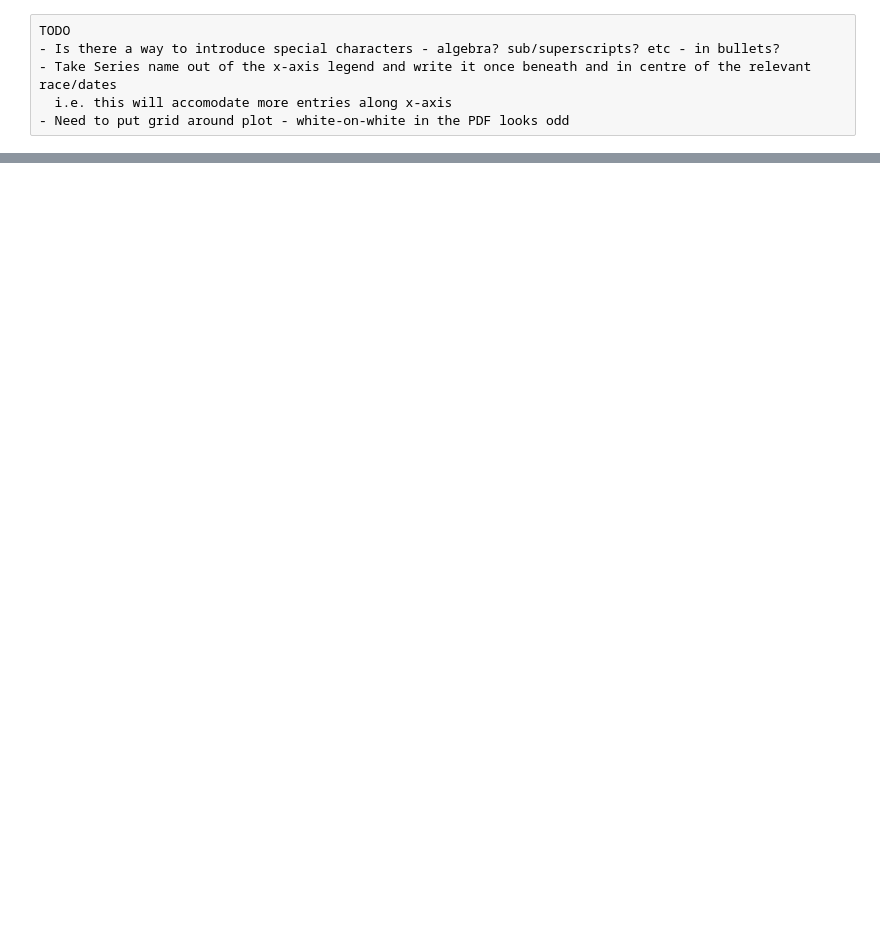
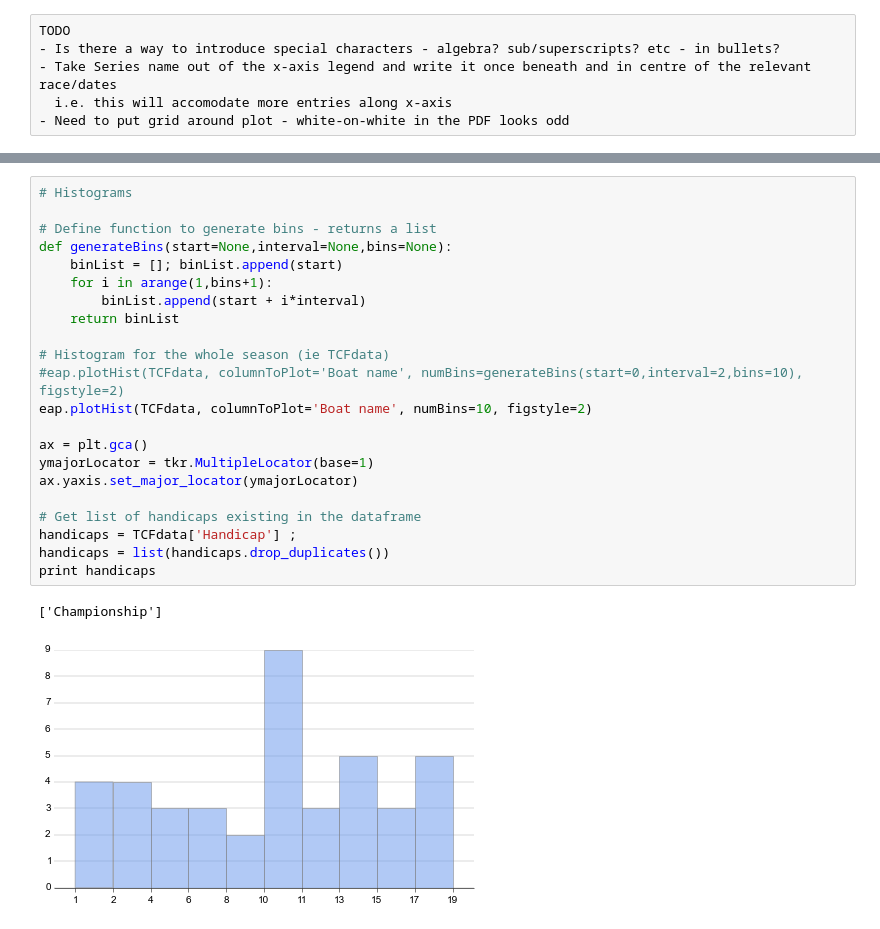
Before and after one commit to drphilbishop/RPNYC_race_analysis, a Jupyter notebook: plotTCFs.ipynb, the cells around one changed output, grey strips where cells are left out. Saved outputs shown, nothing was run; the diff lists cells and outputs as text; blank space fills up the shorter version.

```diff
--- a/plotTCFs.ipynb
+++ b/plotTCFs.ipynb
@@ -115,0 +210,25 @@ def putLabelsOnOneLine(labels):
+# %%
+# Histograms
+
+# Define function to generate bins - returns a list
+def generateBins(start=None,interval=None,bins=None):
+    binList = []; binList.append(start)
+    for i in arange(1,bins+1):
+        binList.append(start + i*interval)
+    return binList
+
+# Histogram for the whole season (ie TCFdata)
+#eap.plotHist(TCFdata, columnToPlot='Boat name', numBins=generateBins(start=0,interval=2,bins=10), figstyle=2)
+eap.plotHist(TCFdata, columnToPlot='Boat name', numBins=10, figstyle=2)
+
+ax = plt.gca()
+ymajorLocator = tkr.MultipleLocator(base=1)
+ax.yaxis.set_major_locator(ymajorLocator)
+
+# Get list of handicaps existing in the dataframe
+handicaps = TCFdata['Handicap'] ;
+handicaps = list(handicaps.drop_duplicates())
+print handicaps
+# %% [output]
+['Championship']
+[figure, added]
```
Also changed, not shown: parts of 11 cells of this notebook, 19 other files.
